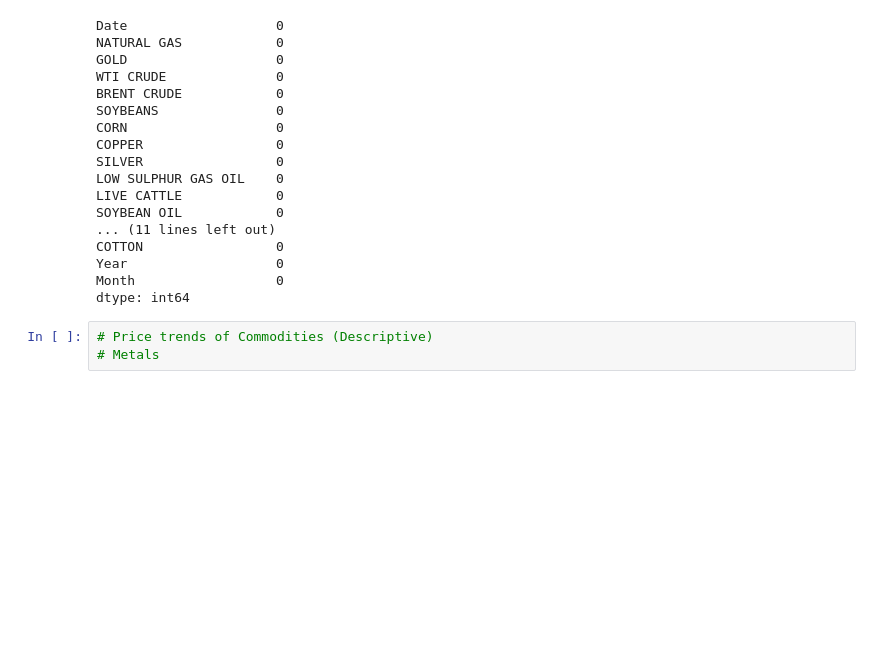
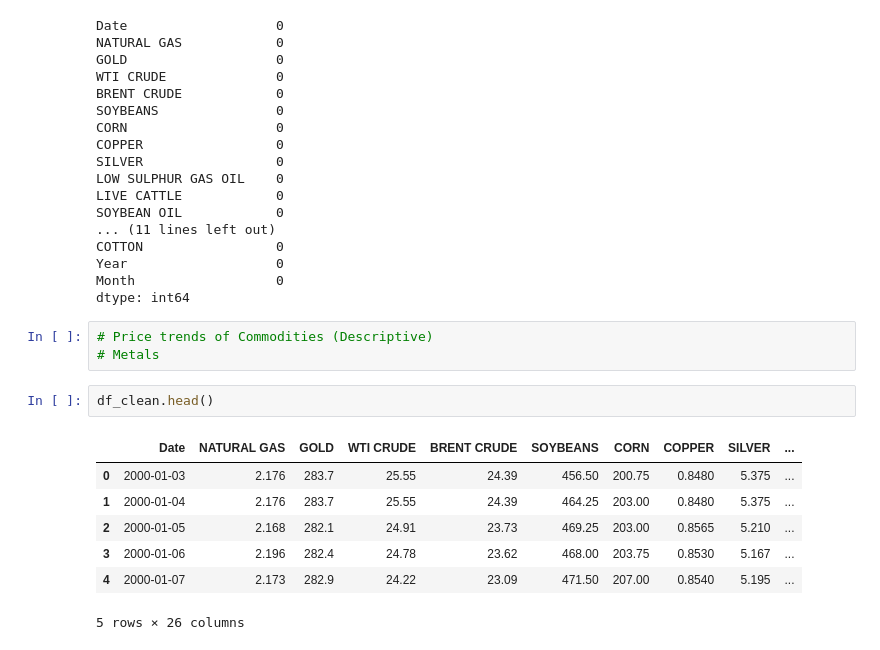
Before and after one commit to KG1234567/EDA_Practice, a Jupyter notebook: EDA/EDA-2.ipynb, the cells around one changed output. Drawn from its saved outputs; the diff is of its cells as text; blank space fills up the shorter version.

```diff
--- a/EDA/EDA-2.ipynb
+++ b/EDA/EDA-2.ipynb
@@ -139,3 +139,13 @@ dtype: int64
 # %%
 # Price trends of Commodities (Descriptive)
 # Metals
+# %%
+df_clean.head()
+# %% [output]
+|  | Date | NATURAL GAS | GOLD | WTI CRUDE | BRENT CRUDE | SOYBEANS | CORN | COPPER | SILVER | ... |
+| 0 | 2000-01-03 | 2.176 | 283.7 | 25.55 | 24.39 | 456.50 | 200.75 | 0.8480 | 5.375 | ... |
+| 1 | 2000-01-04 | 2.176 | 283.7 | 25.55 | 24.39 | 464.25 | 203.00 | 0.8480 | 5.375 | ... |
+| 2 | 2000-01-05 | 2.168 | 282.1 | 24.91 | 23.73 | 469.25 | 203.00 | 0.8565 | 5.210 | ... |
+| 3 | 2000-01-06 | 2.196 | 282.4 | 24.78 | 23.62 | 468.00 | 203.75 | 0.8530 | 5.167 | ... |
+| 4 | 2000-01-07 | 2.173 | 282.9 | 24.22 | 23.09 | 471.50 | 207.00 | 0.8540 | 5.195 | ... |
+5 rows × 26 columns
```
Also changed, not shown: parts of 3 cells of this notebook.
